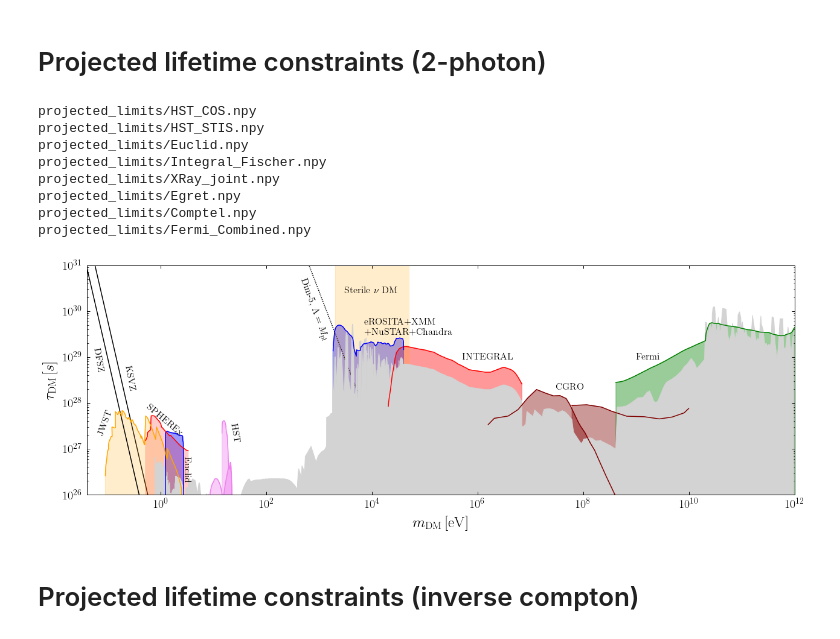
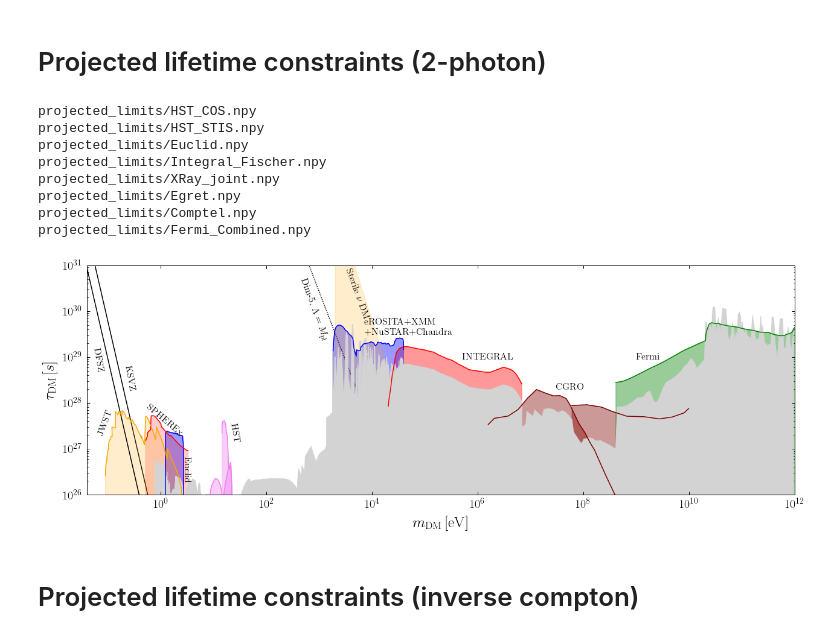
Before and after one commit to joshua-benabou/Mega_Decaying_DM_Milkyway_Analysis, a Jupyter notebook: Mega_plot.ipynb, the cells around one changed output. Drawn from its saved outputs; the diff is of its cells as text; code cells hidden in the pictures.

Commit message:
sterile nu

```diff
--- a/Mega_plot.ipynb
+++ b/Mega_plot.ipynb
@@ -339,36 +339,41 @@ for Lambda_GeV in [2e18]:
     Gamma_eV  = arr_mDM_eV**3 / (Lambda_GeV*1e9)**2
     tau_s =  1/(s_to_inveV * Gamma_eV)
     plt.plot(arr_mDM_eV, tau_s, color="k",zorder=-100000,ls="dotted")
 
 #plt.text(12,2e29, r'Dim-5, $\Lambda = M_\mathrm{GUT}$',fontsize=fs,rotation=-70)
 plt.text(400,2.5e29,r'Dim-5, $\Lambda = M_\mathrm{pl}$',fontsize=fs,rotation=-70)
 
 ################################################################
 plt.xlim([4e-2,1e12])
 plt.ylim([1e26,1e31])
 
 #plt.axvline(1.6e7,ls="--")
 
-plt.axvspan(2e3,50e3,color="orange",alpha=0.2,zorder=-40)
-plt.text(3e3,2.5e30,r'Sterile $\nu$ DM',fontsize=fs,rotation=0)
+
+sterile_nu_upper_bound_dat = np.load("projected_limits/sterile_nu_under.npy", allow_pickle=True).item()
+cut = np.where(sterile_nu_upper_bound_dat['mDM_eV']>2e3)[0][0]
+plt.fill_between(sterile_nu_upper_bound_dat['mDM_eV'][cut:],1e-40, sterile_nu_upper_bound_dat['tau_limit_arr_s'][cut:], color="orange",alpha=0.2,zorder=-40)
+#plt.axvspan(2e3,50e3,color="orange",alpha=0.2,zorder=-40)
+#plt.text(3e3,2.5e30,r'Sterile $\nu$ DM',fontsize=fs,rotation=0)
+plt.text(2.e3,7e29,r'Sterile $\nu$ DM',fontsize=fs,rotation=-70)
 
 ################################################################
 #plt.legend()
 plt.xscale("log")
 plt.yscale("log")
 plt.ylabel(r"$\tau_\mathrm{DM} \, [s]$")
 plt.xlabel(r"$m_\mathrm{DM}\, [\mathrm{eV}]$")
 plt.savefig("plots/mega_plot_projected_constraint_tau_2gamma.pdf",bbox_inches="tight")
 # %% [output]
 projected_limits/HST_COS.npy
 projected_limits/HST_STIS.npy
 projected_limits/Euclid.npy
 projected_limits/Integral_Fischer.npy
 projected_limits/XRay_joint.npy
 projected_limits/Egret.npy
 projected_limits/Comptel.npy
 projected_limits/Fermi_Combined.npy
-[figure, old version]
+[figure, new version]
 # %% [markdown]
 # Projected lifetime constraints (inverse compton)
 # %%
```
